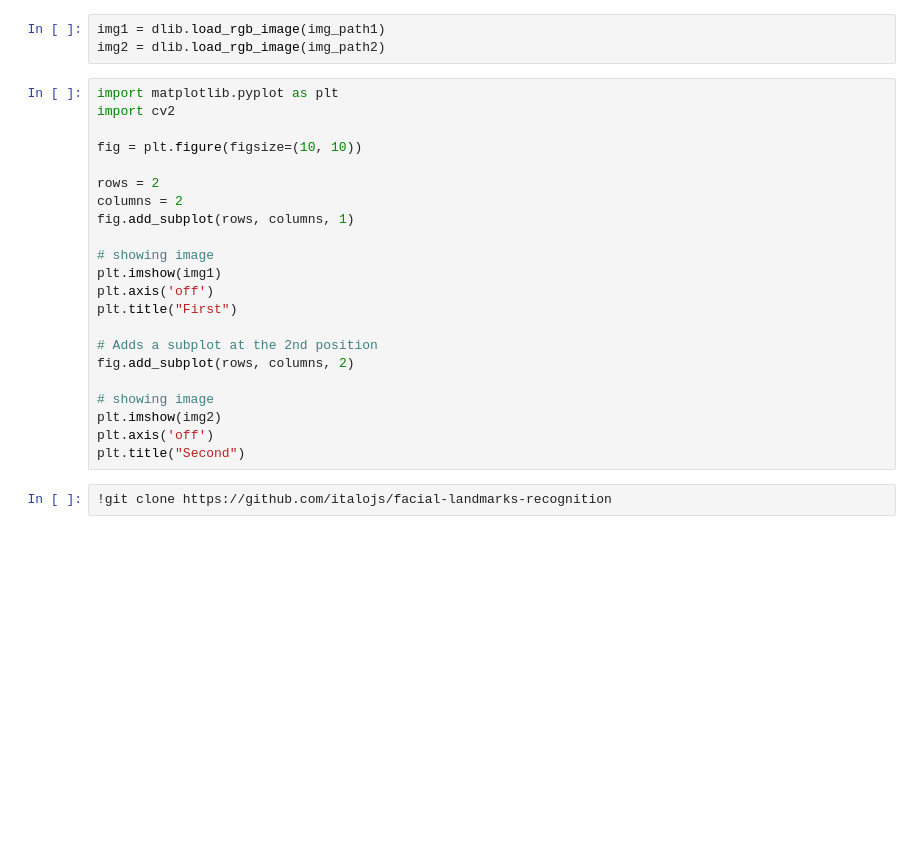
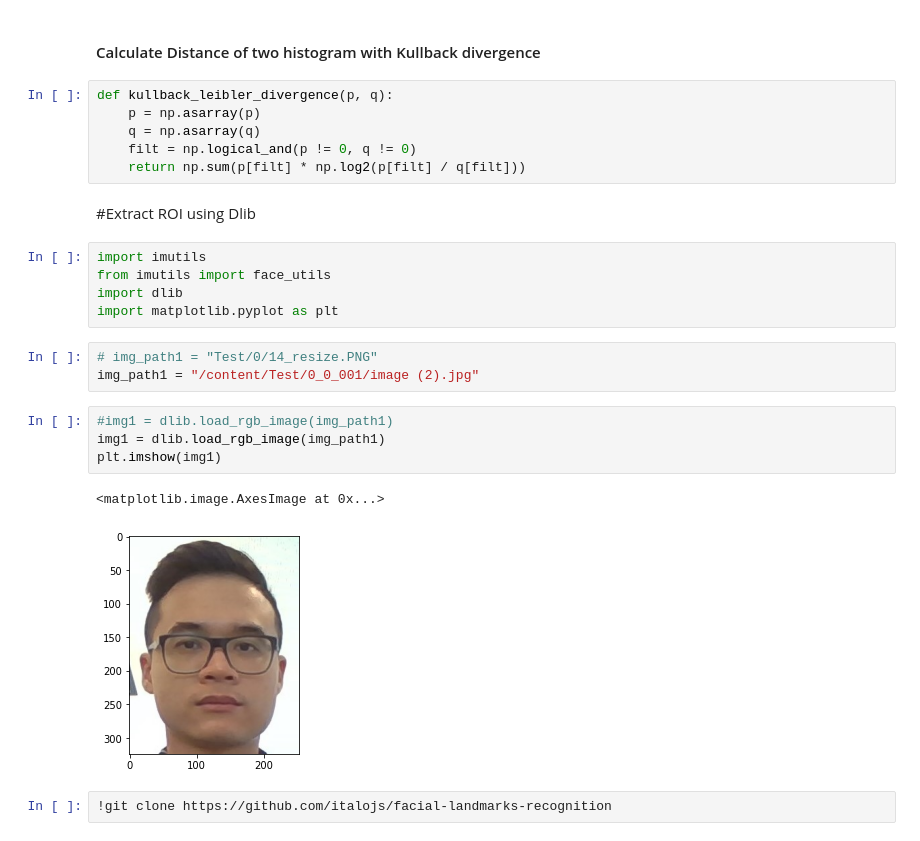
Before and after one commit to ducanhho2296/MaskedFaceRecognition, a Jupyter notebook: facial_extract_with_dlib.ipynb, the cells around one changed output. Drawn from its saved outputs; the diff is of its cells as text; blank space fills up the shorter version.

```diff
--- a/facial_extract_with_dlib.ipynb
+++ b/facial_extract_with_dlib.ipynb
@@ -13,28 +122,28 @@ dlib.__version__
+# %% [markdown]
+#### Calculate Distance of two histogram with Kullback divergence
+# %%
+def kullback_leibler_divergence(p, q):
+    p = np.asarray(p)
+    q = np.asarray(q)
+    filt = np.logical_and(p != 0, q != 0)
+    return np.sum(p[filt] * np.log2(p[filt] / q[filt]))
+# %% [markdown]
+#Extract ROI using Dlib
+# %%
+import imutils
+from imutils import face_utils
+import dlib
+import matplotlib.pyplot as plt
+# %%
+# img_path1 = "Test/0/14_resize.PNG"
+img_path1 = "/content/Test/0_0_001/image (2).jpg"
 # %%
+#img1 = dlib.load_rgb_image(img_path1)
 img1 = dlib.load_rgb_image(img_path1)
-img2 = dlib.load_rgb_image(img_path2)
+plt.imshow(img1)
+# %% [output]
+<matplotlib.image.AxesImage at 0x...>
+[figure, added]
-# %%
-import matplotlib.pyplot as plt
-import cv2
-
-fig = plt.figure(figsize=(10, 10))
-
-rows = 2
-columns = 2
-fig.add_subplot(rows, columns, 1)
-
-# showing image
-plt.imshow(img1)
-plt.axis('off')
-plt.title("First")
-
-# Adds a subplot at the 2nd position
-fig.add_subplot(rows, columns, 2)
-
-# showing image
-plt.imshow(img2)
-plt.axis('off')
-plt.title("Second")
 # %%
 !git clone https://github.com/italojs/facial-landmarks-recognition
 # %% [output]
```
Also changed, not shown: parts of 33 cells of this notebook.
